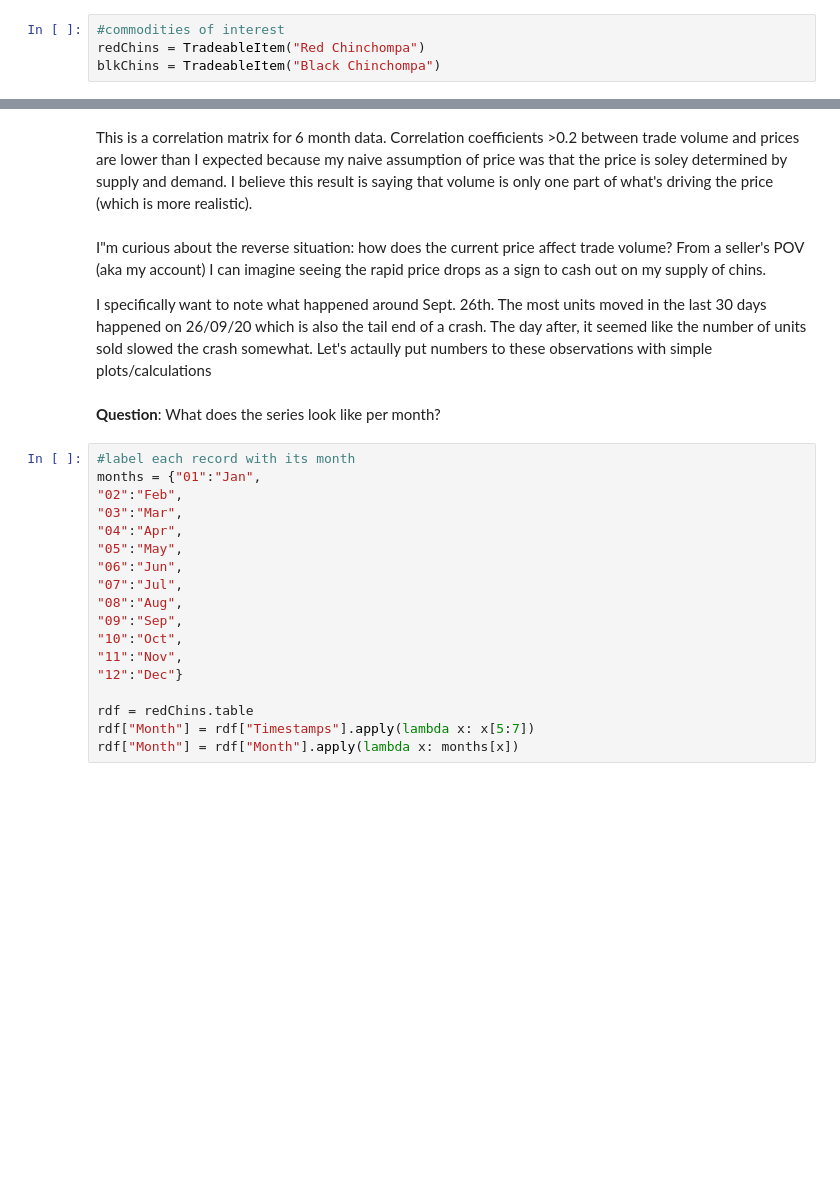
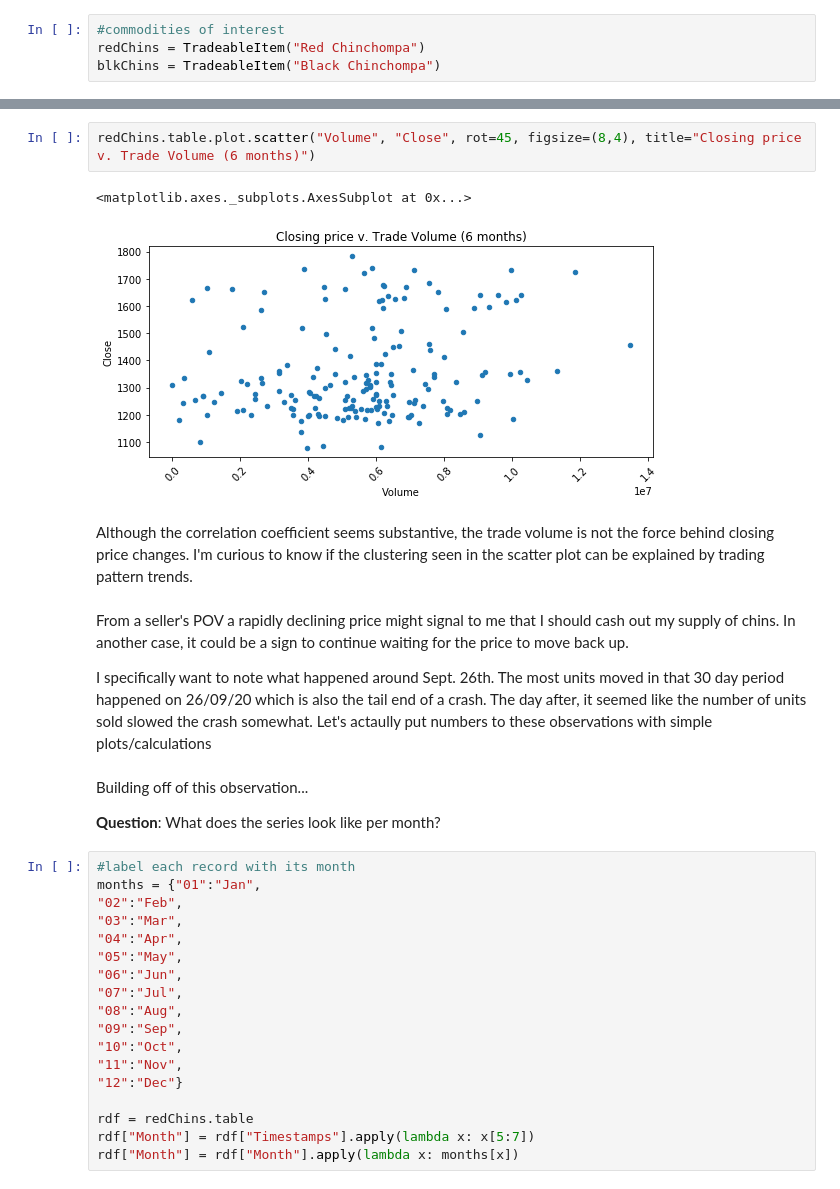
Before and after one commit to nurriol2/forecasting, a Jupyter notebook: Chinchompa EDA.ipynb, the cells around one changed output, grey strips where cells are left out. Saved outputs shown, nothing was run; the diff lists cells and outputs as text; blank space fills up the shorter version.

Commit message:
Include EDA for Red Chins

```diff
--- a/Chinchompa EDA.ipynb
+++ b/Chinchompa EDA.ipynb
@@ -46,10 +43,17 @@ redChins.correlation_matrix(["Close", "Average", "Volume"], " Red Chins Correlat
-# %% [markdown]
-This is a correlation matrix for 6 month data. Correlation coefficients \>0.2 between trade volume and prices are lower than I expected because my naive assumption of price was that the price is soley determined by supply and demand. I believe this result is saying that volume is only one part of what's driving the price (which is more realistic).
+# %%
+redChins.table.plot.scatter("Volume", "Close", rot=45, figsize=(8,4), title="Closing price v. Trade Volume (6 months)")
+# %% [output]
+<matplotlib.axes._subplots.AxesSubplot at 0x...>
+[figure, added]
+# %% [markdown]
+Although the correlation coefficient seems substantive, the trade volume is not the force behind closing price changes. I'm curious to know if the clustering seen in the scatter plot can be explained by trading pattern trends.
 # %% [markdown]
-I"m curious about the reverse situation:  how does the current price affect trade volume? From a seller's POV (aka my account) I can imagine seeing the rapid price drops as a sign to cash out on my supply of chins.
+From a seller's POV a rapidly declining price might signal to me that I should cash out my supply of chins. In another case, it could be a sign to continue waiting for the price to move back up.
 
-I specifically want to note what happened around Sept. 26th. The most units moved in the last 30 days happened on 26/09/20 which is also the tail end of a crash. The day after, it seemed like the number of units sold slowed the crash somewhat. Let's actaully put numbers to these observations with simple plots/calculations
+I specifically want to note what happened around Sept. 26th. The most units moved in that 30 day period happened on 26/09/20 which is also the tail end of a crash. The day after, it seemed like the number of units sold slowed the crash somewhat. Let's actaully put numbers to these observations with simple plots/calculations
 # %% [markdown]
+Building off of this observation...
+
 **Question**:  What does the series look like per month?
 # %%
 #label each record with its month
```
Also changed, not shown: parts of 16 cells of this notebook.
